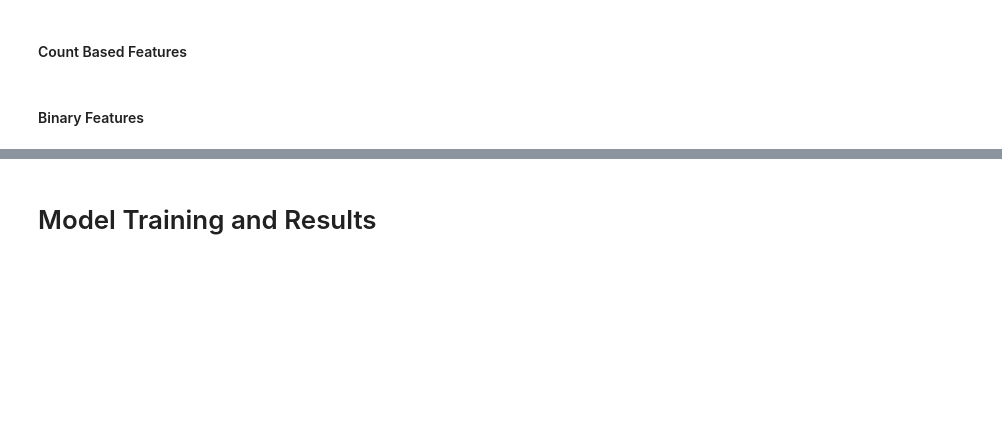
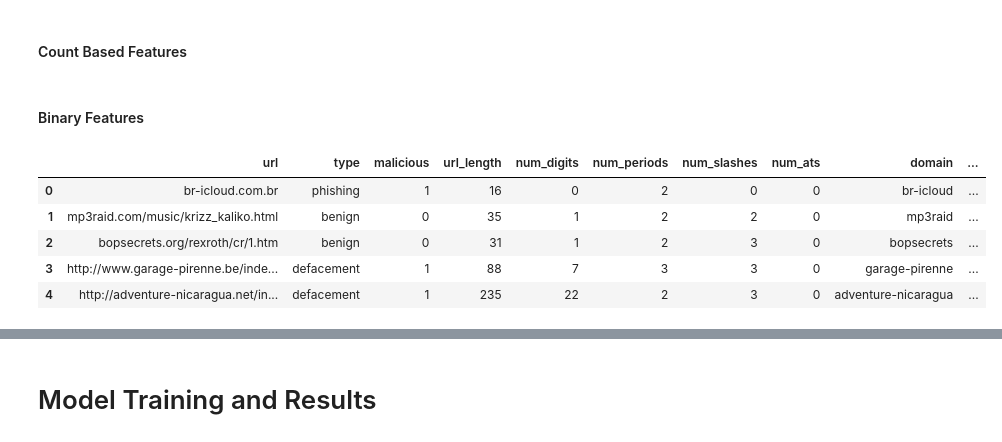
Before and after one commit to wgephart/ml_url_classification, a Jupyter notebook: FinalProject.ipynb, the cells around one changed output, grey strips where cells are left out. Drawn from its saved outputs; the diff is of its cells as text; code cells hidden in the pictures; blank space fills up the shorter version.

Commit message:
added digit to length ratio feature and updated readme

```diff
--- a/FinalProject.ipynb
+++ b/FinalProject.ipynb
@@ -130,33 +130,44 @@ df['domain'] = df['url'].apply(extract_domain)
 brands = ['google', 'paypal', 'microsoft', 'apple', 'amazon', 'netflix', 'facebook']
 
 # Typosquat
 def get_typosquat_feature(url_domain):
     min_dist = 100
 
     clean_domain = url_domain.lower()
 
     for brand in brands:
         dist = Levenshtein.distance(clean_domain, brand)
         if dist < min_dist:
             min_dist = dist
 
     return min_dist
 
 df['min_brand_dist'] = df['domain'].apply(get_typosquat_feature)
 
 # Flag domains that are close to a brand name but not exact
 def categorize_typosquat(dist):
     # if dist = 0 its the real brand
     if dist == 0:
         return 0
     # flag if its close to the brand name but not exact (go0gle has dist 1)
     elif 0 < dist <= 2:
         return 1
     # ignore if not close at all
     else:
         return 0
 
 df['is_typosquat'] = df['min_brand_dist'].apply(categorize_typosquat)
+
+# ratio of digits to total length - high ratio is more suspicious
+df['digit_len_ratio'] = df['num_digits'] / df['url_length']
+df.head()
+# %% [output]
+|  | url | type | malicious | url_length | num_digits | num_periods | num_slashes | num_ats | domain | ... |
+| 0 | br-icloud.com.br | phishing | 1 | 16 | 0 | 2 | 0 | 0 | br-icloud | ... |
+| 1 | mp3raid.com/music/krizz_kaliko.html | benign | 0 | 35 | 1 | 2 | 2 | 0 | mp3raid | ... |
+| 2 | bopsecrets.org/rexroth/cr/1.htm | benign | 0 | 31 | 1 | 2 | 3 | 0 | bopsecrets | ... |
+| 3 | http://www.garage-pirenne.be/inde... | defacement | 1 | 88 | 7 | 3 | 3 | 0 | garage-pirenne | ... |
+| 4 | http://adventure-nicaragua.net/in... | defacement | 1 | 235 | 22 | 2 | 3 | 0 | adventure-nicaragua | ... |
 # %%
 # Ensure URL column is string
 df['url'] = df['url'].astype(str)
```
Also changed, not shown: parts of 1 cell of this notebook, 1 other file.
